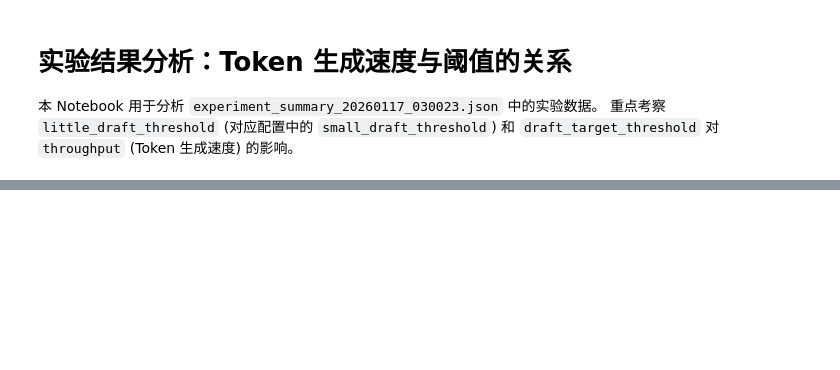
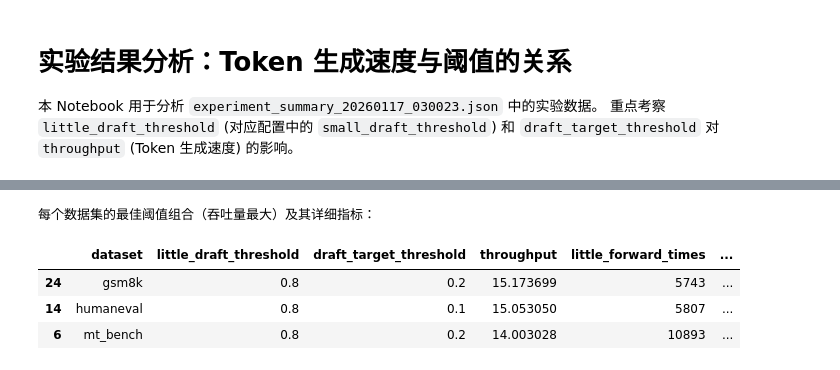
Before and after one commit to Nanji-Huaji/DuoDecoding, a Jupyter notebook: plot_thresholds_20260117.ipynb, the cells around one changed output, grey strips where cells are left out. Cells and saved outputs as stored; diff of their text form; code cells hidden in the pictures; blank space fills up the shorter version.

```diff
--- a/plot_thresholds_20260117.ipynb
+++ b/plot_thresholds_20260117.ipynb
@@ -218,0 +253,32 @@ plt.show()
+# %%
+# 找出每个数据集的最佳阈值组合（吞吐量最大），并展示全面指标
+if not df.empty:
+    # 按照 dataset 分组并找到 throughput 最大值的索引
+    idx = df.groupby('dataset')['throughput'].idxmax()
+    best_configs = df.loc[idx].copy()
+
+    print("每个数据集的最佳阈值组合（吞吐量最大）及其详细指标：")
+    columns_to_show = [
+        'dataset',
+        'little_draft_threshold',
+        'draft_target_threshold',
+        'throughput',
+        'little_forward_times',
+        'draft_forward_times',
+        'target_forward_times',
+        'computation_time',
+        'comm_time',
+        'edge_cloud_data_MB',
+        'comm_energy'
+    ]
+    # 只显示存在的列
+    columns_to_show = [c for c in columns_to_show if c in best_configs.columns]
+    display(best_configs[columns_to_show])
+else:
+    print("没有可分析的数据。")
+# %% [output]
+每个数据集的最佳阈值组合（吞吐量最大）及其详细指标：
+|  | dataset | little_draft_threshold | draft_target_threshold | throughput | little_forward_times | ... |
+| 24 | gsm8k | 0.8 | 0.2 | 15.173699 | 5743 | ... |
+| 14 | humaneval | 0.8 | 0.1 | 15.053050 | 5807 | ... |
+| 6 | mt_bench | 0.8 | 0.2 | 14.003028 | 10893 | ... |
```
Also changed, not shown: parts of 6 cells of this notebook, 6 other files.
